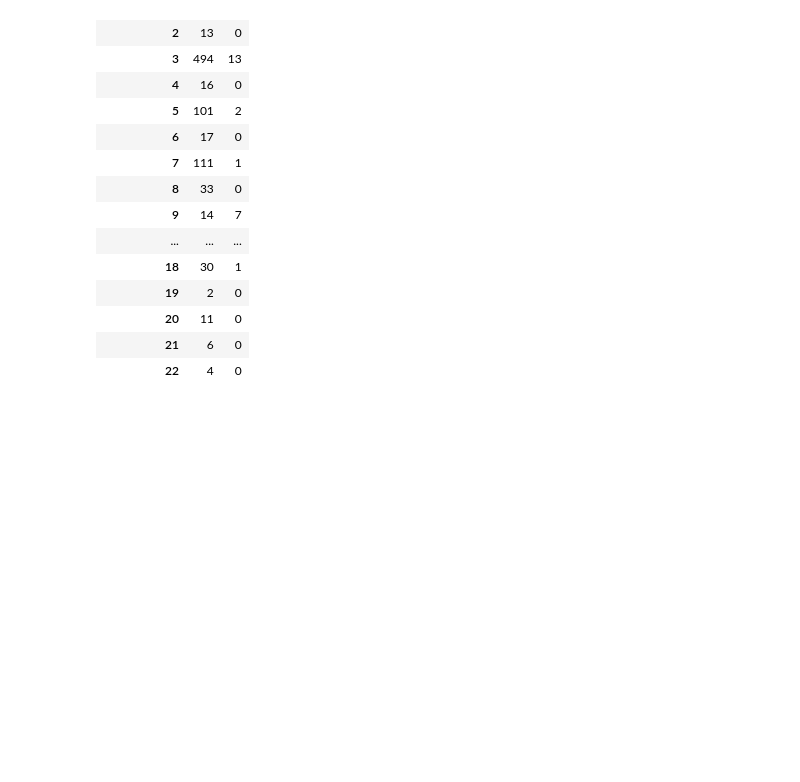
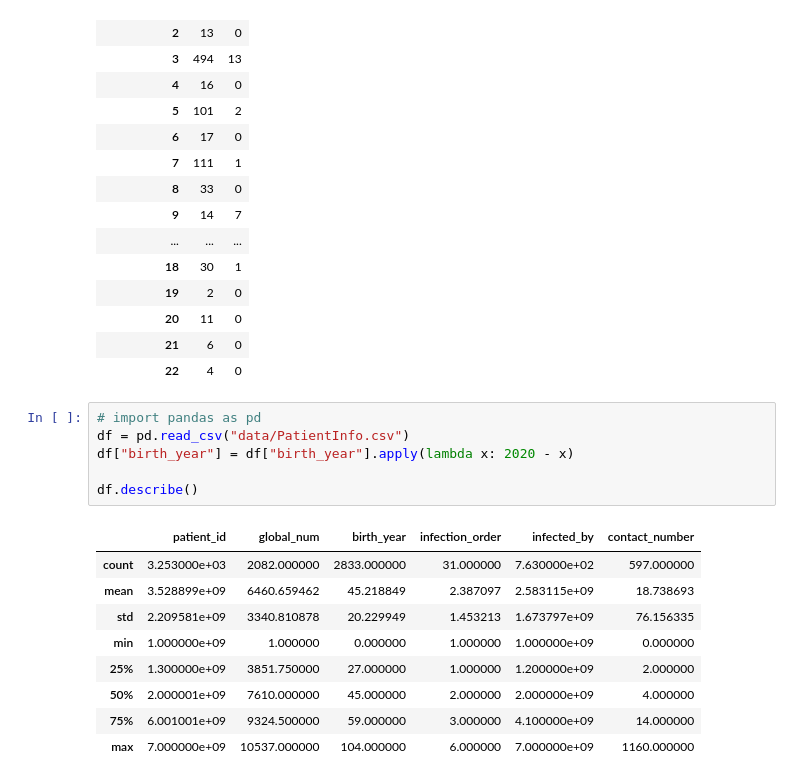
Before and after one commit to eunicode/ml-ds-covid, a Jupyter notebook: covid-19-fatality-prediction.ipynb, the cells around one changed output. Cells and saved outputs as stored; diff of their text form; blank space fills up the shorter version.

```diff
--- a/covid-19-fatality-prediction.ipynb
+++ b/covid-19-fatality-prediction.ipynb
@@ -1336,3 +1339,19 @@ pd.crosstab(df.infection_case, df.state)
 | 20 | 11 | 0 |
 | 21 | 6 | 0 |
 | 22 | 4 | 0 |
+# %%
+# import pandas as pd
+df = pd.read_csv("data/PatientInfo.csv")
+df["birth_year"] = df["birth_year"].apply(lambda x: 2020 - x)
+
+df.describe()
+# %% [output]
+|  | patient_id | global_num | birth_year | infection_order | infected_by | contact_number |
+| count | 3.253000e+03 | 2082.000000 | 2833.000000 | 31.000000 | 7.630000e+02 | 597.000000 |
+| mean | 3.528899e+09 | 6460.659462 | 45.218849 | 2.387097 | 2.583115e+09 | 18.738693 |
+| std | 2.209581e+09 | 3340.810878 | 20.229949 | 1.453213 | 1.673797e+09 | 76.156335 |
+| min | 1.000000e+09 | 1.000000 | 0.000000 | 1.000000 | 1.000000e+09 | 0.000000 |
+| 25% | 1.300000e+09 | 3851.750000 | 27.000000 | 1.000000 | 1.200000e+09 | 2.000000 |
+| 50% | 2.000001e+09 | 7610.000000 | 45.000000 | 2.000000 | 2.000000e+09 | 4.000000 |
+| 75% | 6.001001e+09 | 9324.500000 | 59.000000 | 3.000000 | 4.100000e+09 | 14.000000 |
+| max | 7.000000e+09 | 10537.000000 | 104.000000 | 6.000000 | 7.000000e+09 | 1160.000000 |
```
Also changed, not shown: parts of 4 cells of this notebook, 5 other files.
